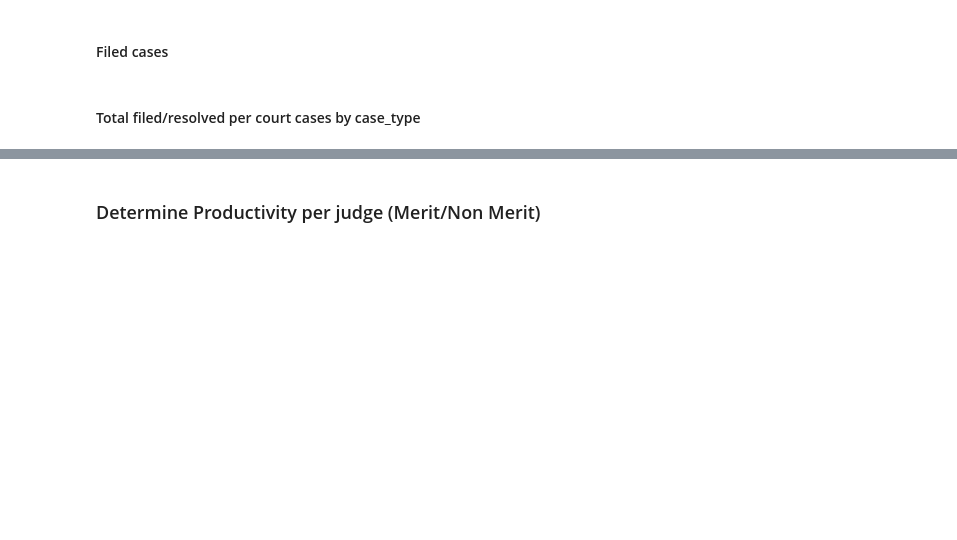
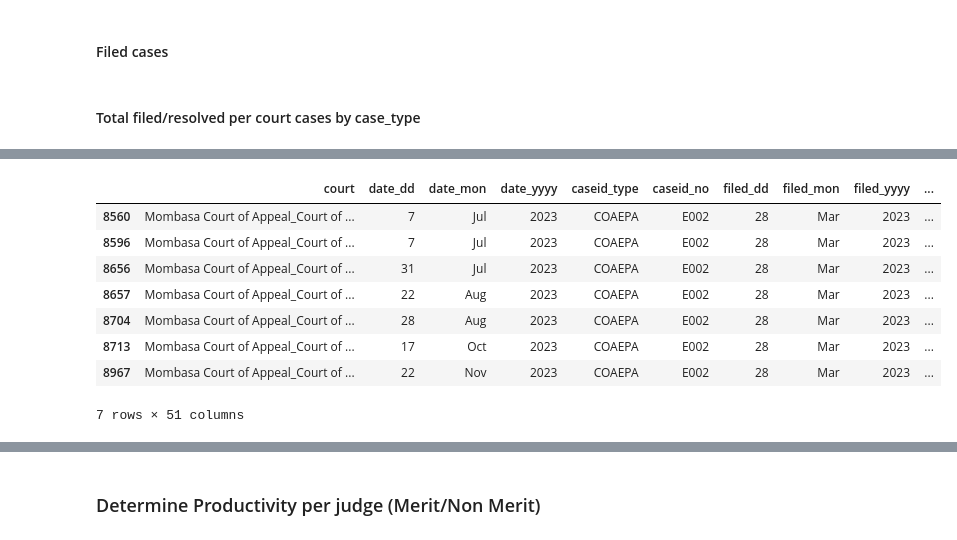
Before and after one commit to namatanda/haki-data, a Jupyter notebook: notebooks/analysis/coa-reporting.ipynb, the cells around one changed output, grey strips where cells are left out. Drawn from its saved outputs; the diff is of its cells as text; code cells hidden in the pictures; blank space fills up the shorter version.

```diff
--- a/notebooks/analysis/coa-reporting.ipynb
+++ b/notebooks/analysis/coa-reporting.ipynb
@@ -627,8 +617,7 @@ df = create_date_column(df.copy(), ['date_dd', 'date_mon', 'date_yyyy'], 'activi
 df = create_date_column(df.copy(), ['filed_dd', 'filed_mon', 'filed_yyyy'], 'filed_date')
 
 cutoff_date = pd.to_datetime('2024-06-30')
-df = df[df['activity_date'] > cutoff_date]
-df.groupby(pd.Grouper(key='activity_date', freq='QE'))['broad_case_type'].size()
+df = df[df['activity_date'] <= cutoff_date]
 
 df = drop_nan_columns(df, ['date_dd', 'date_mon', 'date_yyyy', 'caseid_type', 'caseid_no',
        'filed_dd', 'filed_mon', 'filed_yyyy', 'case_type', 'comingfor'])
@@ -645,7 +634,9 @@ df = drop_null_values(df)
 df = categorize_cases(df, CRIMINAL_CASES)
 
 # Add case number to the data
-df = generate_case_num(df, 'court', 'caseid_type', 'caseid_no', 'filed_yyyy')
+df = generate_case_num(df, 'court', 'caseid_type', 'caseid_no', 'filed_date')
+df = df.sort_values(by=['activity_date', 'case_number'])
+
 # Remove whitespace and rename terminated
 df['outcome'] = df['outcome'].str.strip()
 df['outcome'] = df['outcome'].replace('Terminated/ Struck Out/ Dismissed/Case Closed', 'Terminated')
@@ -727,0 +736,2 @@ adjourn_proportion['adjourn_proportion'] = (adjourn_proportion['total_adjourned'
+# %%
+mombasa = df[df['court'] == 'Mombasa Court of Appeal_Court of Appeal']
@@ -727,0 +763,2 @@ adjourn_proportion['adjourn_proportion'] = (adjourn_proportion['total_adjourned'
+# %%
+mombasa['max_resolved'] = mombasa.groupby('case_number')['concluded'].transform('max')
@@ -727,0 +771,2 @@ adjourn_proportion['adjourn_proportion'] = (adjourn_proportion['total_adjourned'
+# %%
+mombasa = mombasa.sort_values(by=['activity_date', 'case_number'])
@@ -727,0 +775,12 @@ adjourn_proportion['adjourn_proportion'] = (adjourn_proportion['total_adjourned'
+# %%
+mombasa[mombasa['case_number']=='Mombasa Court of Appeal_Court of Appeal/COAEPA/E002/2023-03-28']
+# %% [output]
+|  | court | date_dd | date_mon | date_yyyy | caseid_type | caseid_no | filed_dd | filed_mon | filed_yyyy | ... |
+| 8560 | Mombasa Court of Appeal_Court of ... | 7 | Jul | 2023 | COAEPA | E002 | 28 | Mar | 2023 | ... |
+| 8596 | Mombasa Court of Appeal_Court of ... | 7 | Jul | 2023 | COAEPA | E002 | 28 | Mar | 2023 | ... |
+| 8656 | Mombasa Court of Appeal_Court of ... | 31 | Jul | 2023 | COAEPA | E002 | 28 | Mar | 2023 | ... |
+| 8657 | Mombasa Court of Appeal_Court of ... | 22 | Aug | 2023 | COAEPA | E002 | 28 | Mar | 2023 | ... |
+| 8704 | Mombasa Court of Appeal_Court of ... | 28 | Aug | 2023 | COAEPA | E002 | 28 | Mar | 2023 | ... |
+| 8713 | Mombasa Court of Appeal_Court of ... | 17 | Oct | 2023 | COAEPA | E002 | 28 | Mar | 2023 | ... |
+| 8967 | Mombasa Court of Appeal_Court of ... | 22 | Nov | 2023 | COAEPA | E002 | 28 | Mar | 2023 | ... |
+7 rows × 51 columns
```
Also changed, not shown: parts of 24 cells of this notebook, 21 other files.
